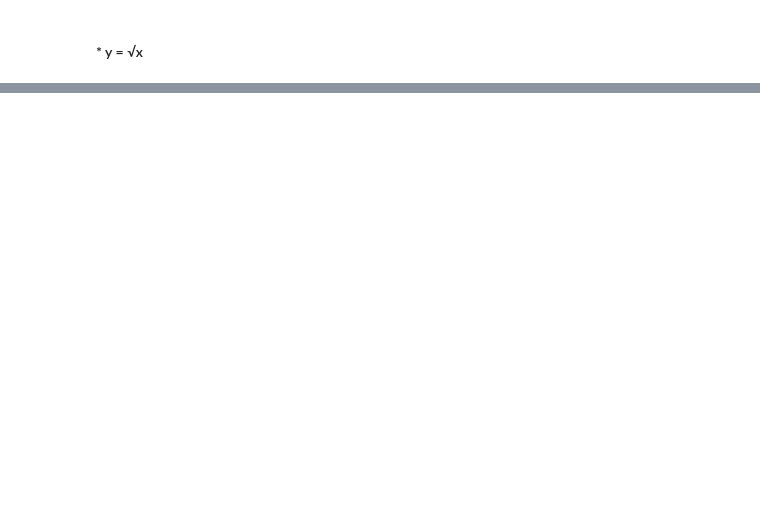
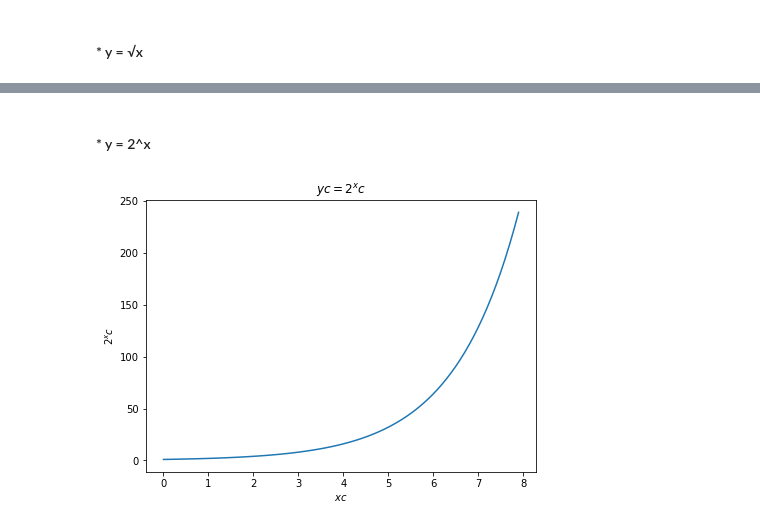
Before and after one commit to Severina7/numpy-pandas-visualization-exercises, a Jupyter notebook: matplotlib_exercises.ipynb, the cells around one changed output, grey strips where cells are left out. Drawn from its saved outputs; the diff is of its cells as text; code cells hidden in the pictures; blank space fills up the shorter version.

```diff
--- a/matplotlib_exercises.ipynb
+++ b/matplotlib_exercises.ipynb
@@ -76,0 +85,17 @@ plt.grid(True, ls = '--');
+# %% [markdown]
+#### * y = 2^x
+# %%
+xc = [n * 0.1 for n in range(0, 80)]
+yc = [2 ** i for i in xc]
+
+fig = plt.figure(figsize = (7, 5))
+
+plt.plot(xc,yc)
+
+plt.title('$ yc = 2^xc$')
+plt.xlabel('$xc$')
+plt.ylabel('$2^xc$')
+
+plt.savefig('function_fig.png', dpi = None, transparent = False)
+# %% [output]
+[figure, added]
```
Also changed, not shown: parts of 13 cells of this notebook, 2 other files.
